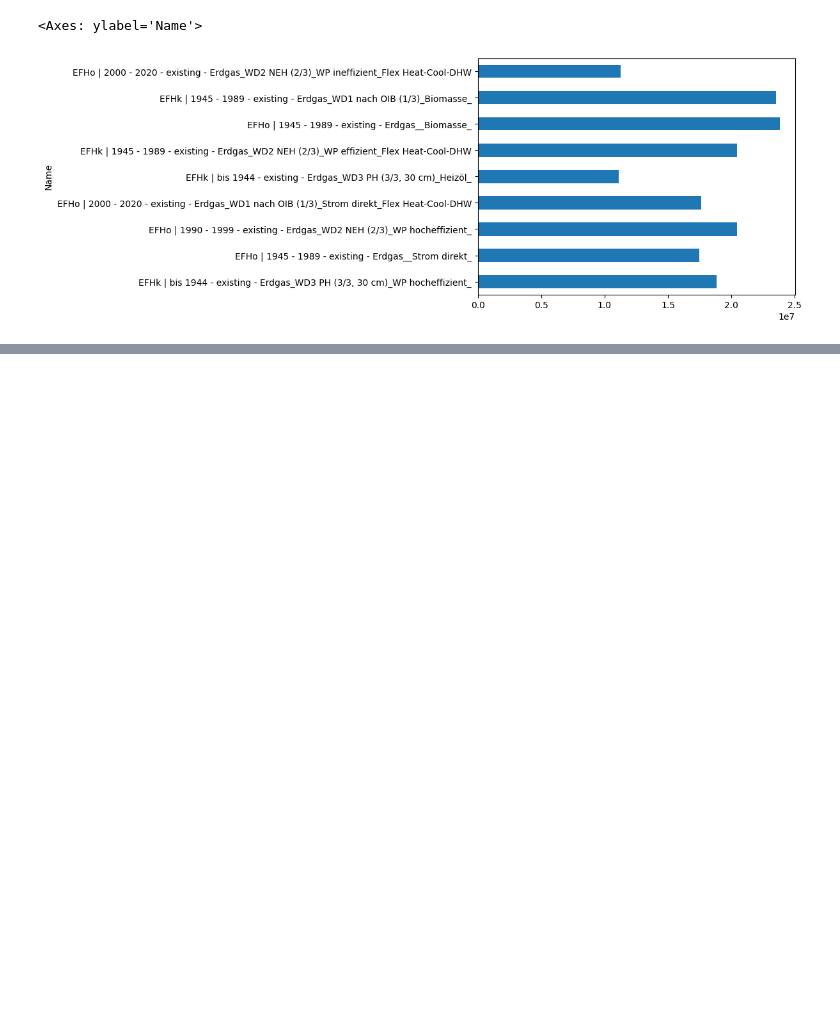
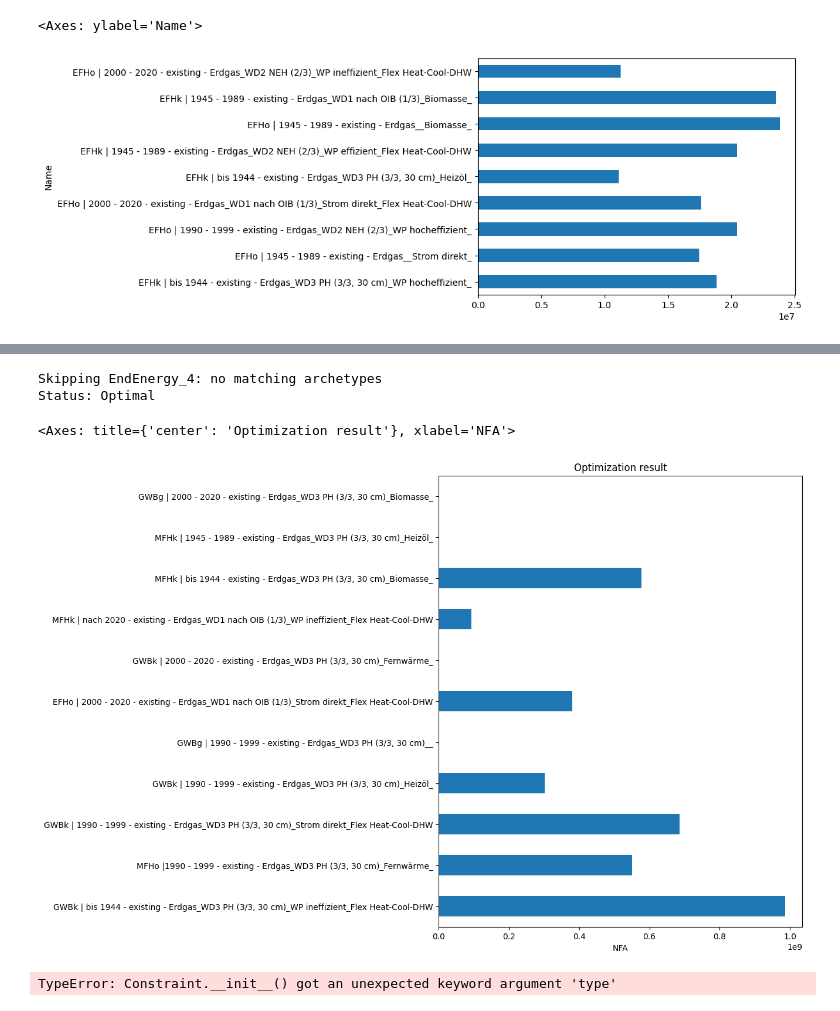
Before and after one commit to simonschaluppe/archifer, a Jupyter notebook: notebooks/from_scratch.ipynb, the cells around one changed output, grey strips where cells are left out. Cells and saved outputs as stored; diff of their text form; code cells hidden in the pictures; blank space fills up the shorter version.

```diff
--- a/notebooks/from_scratch.ipynb
+++ b/notebooks/from_scratch.ipynb
@@ -379,0 +443,26 @@ bs.plot_result()
+# %%
+
+bs.solve()
+bs.plot_result()
+# %% [output]
+Skipping EndEnergy_4: no matching archetypes
+Status: Optimal
+<Axes: title={'center': 'Optimization result'}, xlabel='NFA'>
+[figure, added]
+# %%
+%autoreload 2
+from archifer.model import Constraint
+bs.add_constraint(
+    Constraint(
+        name="share_gas",
+        filter={"Energy Supply": "Natural Gas"},   # numerator
+        column=None,                      # sum NFA_i
+        target=0.30,                      # 30%
+        weight=1_000_000,
+        type="share",
+        reference_filter=None,            # denominator: all archetypes
+
+    )
+)
+# %% [output]
+TypeError: Constraint.__init__() got an unexpected keyword argument 'type'
```
Also changed, not shown: parts of 13 cells of this notebook, 8 other files.
